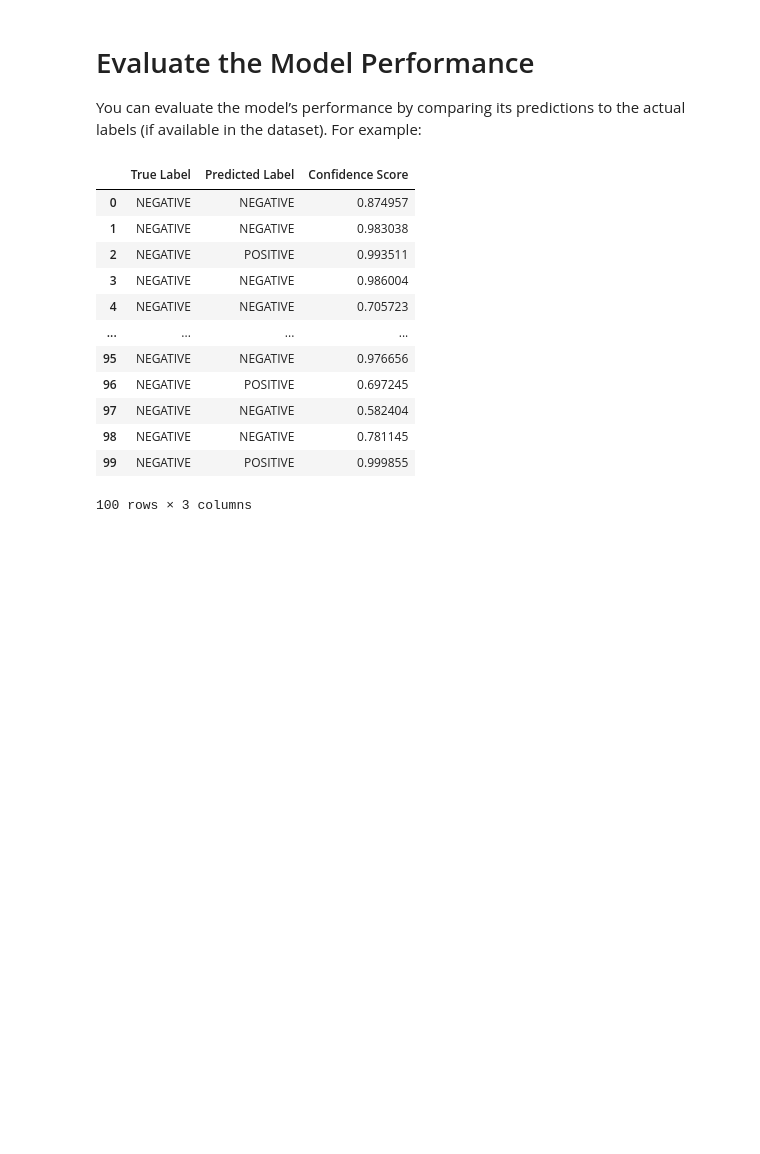
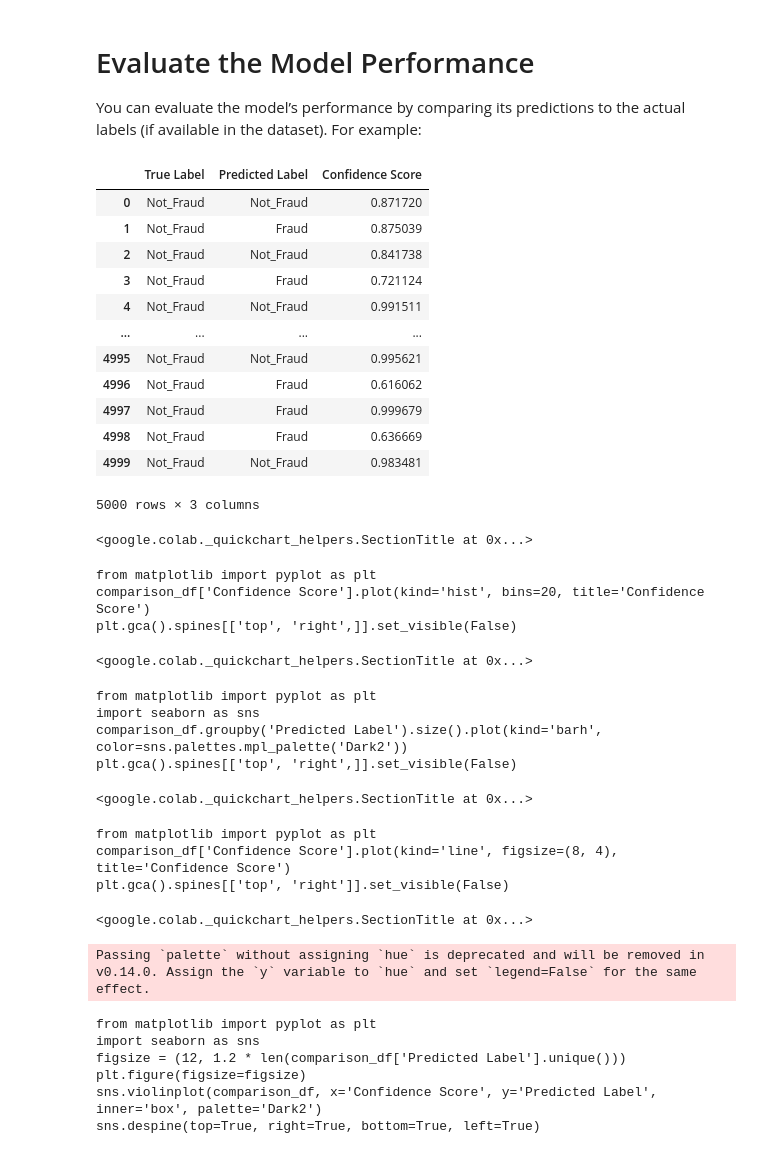
Before and after one commit to badhon2304/badhon2304, a Jupyter notebook: Badhon_new.ipynb, the cells around one changed output. Saved outputs shown, nothing was run; the diff lists cells and outputs as text; code cells hidden in the pictures; blank space fills up the shorter version.

```diff
--- a/Badhon_new.ipynb
+++ b/Badhon_new.ipynb
@@ -95,14 +128,18 @@ model = AutoModelForMaskedLM.from_pretrained("distilbert/distilbert-base-uncased
 # Preprocess the Text
 If needed, you can preprocess the text (e.g., lowercasing, removing special characters) before feeding it into the model. This step may not be required if the dataset is already cleaned.
 # %%
-# Example of text preprocessing
+import re
+
 def preprocess_text(text):
-    # Lowercasing and other preprocessing if needed
     text = text.lower()  # Convert to lowercase
+    text = re.sub(r"[^a-zA-Z0-9 ]", "", text)  # Remove special characters
+    text = re.sub(' +', ' ', text)  # Remove extra spaces
     return text
 
-# Apply preprocessing to the dataset (if needed)
-dataset = ds.map(lambda x: {'text': preprocess_text(x['text'])})
+# Apply preprocessing to the dataset
+ds['train'] = ds['train'].map(lambda x: {'text': preprocess_text(x['text'])})
+
+# Display the first 5 rows of the updated dataset
 ds['train'][:5]
 # %% [output]
 {'label': ['FRAUD', 'NOT_FRAUD', 'FRAUD', 'FRAUD', 'NOT_FRAUD'],
@@ -121,7 +158,7 @@ sentiment_analyzer = pipeline("sentiment-analysis", model="distilbert-base-uncas
 # %%
 import numpy as np
 
-sample_size = 100
+sample_size = 5000
 sample_indices = np.random.choice(len(ds['train']), size=sample_size, replace=False)
 sample_ds = ds['train'].select(sample_indices)
 # %%
@@ -165,33 +202,56 @@ Score: The confidence score (probability) of the model's prediction.
 
 You can evaluate the model’s performance by comparing its predictions to the actual labels (if available in the dataset). For example:
 # %%
-# Assuming the dataset has a 'label' column with the true sentiment labels
-true_labels = sample_ds['label']  # Actual labels
+# Assuming 'label' column with 0 for Not_fraud and 1 for Fraud
+true_labels = sample_ds['label']
 
-# Convert the true labels to match the model's label format (e.g., 0 = 'NEGATIVE', 1 = 'POSITIVE')
-true_labels_mapped = ['POSITIVE' if label == 1 else 'NEGATIVE' for label in true_labels]
+# Map to 'Not_fraud' and 'Fraud' for better readability
+true_labels_mapped = ['Fraud' if label == 1 else 'Not_Fraud' for label in true_labels]
 
-# Predicted labels, ensure they are in the same format ('POSITIVE', 'NEGATIVE')
+# Predicted labels, ensure they are in the same format ('Fraud', 'Not_fraud')
 predicted_labels = [result['label'] for result in results]
+# Assuming your sentiment analyzer returns 'POSITIVE' for Fraud and 'NEGATIVE' for Not_fraud
+predicted_labels = ['Fraud' if label == 'POSITIVE' else 'Not_Fraud' for label in predicted_labels]
 
 # Create a DataFrame to compare true and predicted labels
 comparison_df = pd.DataFrame({
     'True Label': true_labels_mapped,
     'Predicted Label': predicted_labels,
     'Confidence Score': [result['score'] for result in results]
 })
 comparison_df
 # %% [output]
 |  | True Label | Predicted Label | Confidence Score |
-| 0 | NEGATIVE | NEGATIVE | 0.874957 |
-| 1 | NEGATIVE | NEGATIVE | 0.983038 |
-| 2 | NEGATIVE | POSITIVE | 0.993511 |
-| 3 | NEGATIVE | NEGATIVE | 0.986004 |
-| 4 | NEGATIVE | NEGATIVE | 0.705723 |
+| 0 | Not_Fraud | Not_Fraud | 0.871720 |
+| 1 | Not_Fraud | Fraud | 0.875039 |
+| 2 | Not_Fraud | Not_Fraud | 0.841738 |
+| 3 | Not_Fraud | Fraud | 0.721124 |
+| 4 | Not_Fraud | Not_Fraud | 0.991511 |
 | ... | ... | ... | ... |
-| 95 | NEGATIVE | NEGATIVE | 0.976656 |
-| 96 | NEGATIVE | POSITIVE | 0.697245 |
-| 97 | NEGATIVE | NEGATIVE | 0.582404 |
-| 98 | NEGATIVE | NEGATIVE | 0.781145 |
-| 99 | NEGATIVE | POSITIVE | 0.999855 |
+| 4995 | Not_Fraud | Not_Fraud | 0.995621 |
+| 4996 | Not_Fraud | Fraud | 0.616062 |
+| 4997 | Not_Fraud | Fraud | 0.999679 |
+| 4998 | Not_Fraud | Fraud | 0.636669 |
+| 4999 | Not_Fraud | Not_Fraud | 0.983481 |
-100 rows × 3 columns
+5000 rows × 3 columns
+<google.colab._quickchart_helpers.SectionTitle at 0x...>
+from matplotlib import pyplot as plt
+comparison_df['Confidence Score'].plot(kind='hist', bins=20, title='Confidence Score')
+plt.gca().spines[['top', 'right',]].set_visible(False)
+<google.colab._quickchart_helpers.SectionTitle at 0x...>
+from matplotlib import pyplot as plt
+import seaborn as sns
+comparison_df.groupby('Predicted Label').size().plot(kind='barh', color=sns.palettes.mpl_palette('Dark2'))
+plt.gca().spines[['top', 'right',]].set_visible(False)
+<google.colab._quickchart_helpers.SectionTitle at 0x...>
+from matplotlib import pyplot as plt
+comparison_df['Confidence Score'].plot(kind='line', figsize=(8, 4), title='Confidence Score')
+plt.gca().spines[['top', 'right']].set_visible(False)
+<google.colab._quickchart_helpers.SectionTitle at 0x...>
+Passing `palette` without assigning `hue` is deprecated and will be removed in v0.14.0. Assign the `y` variable to `hue` and set `legend=False` for the same effect.
+from matplotlib import pyplot as plt
+import seaborn as sns
+figsize = (12, 1.2 * len(comparison_df['Predicted Label'].unique()))
+plt.figure(figsize=figsize)
+sns.violinplot(comparison_df, x='Confidence Score', y='Predicted Label', inner='box', palette='Dark2')
+sns.despine(top=True, right=True, bottom=True, left=True)
```
Also changed, not shown: parts of 13 cells of this notebook.
